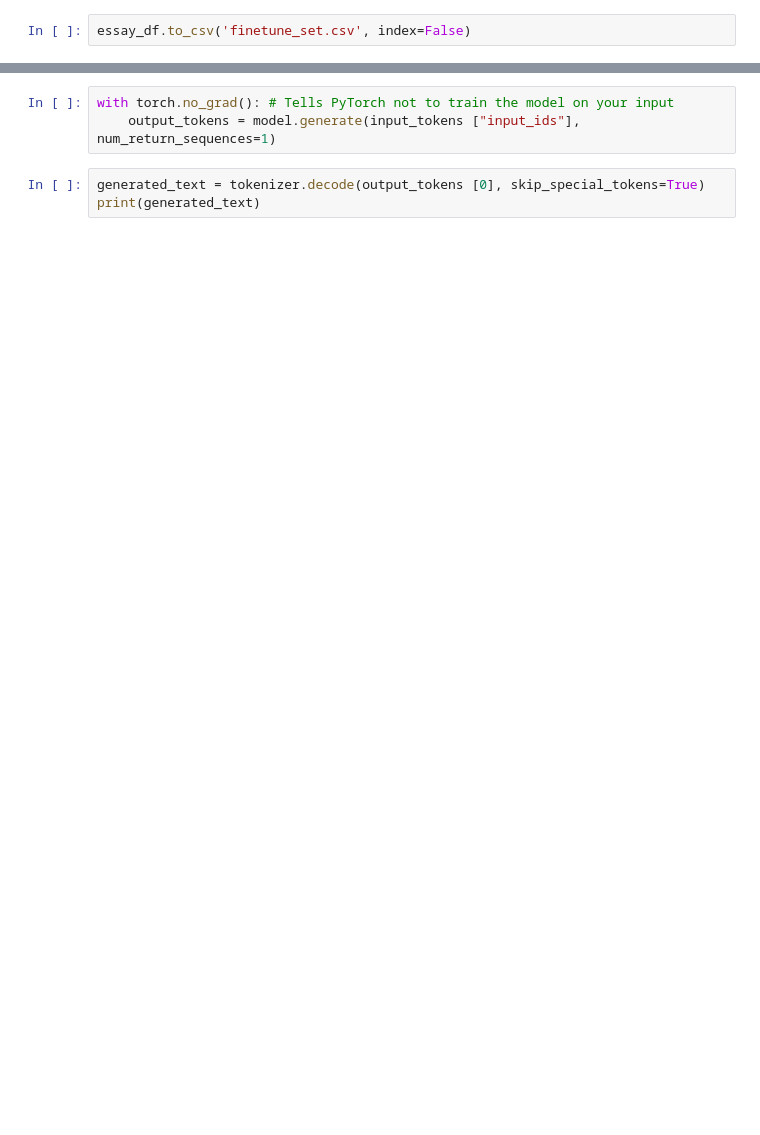
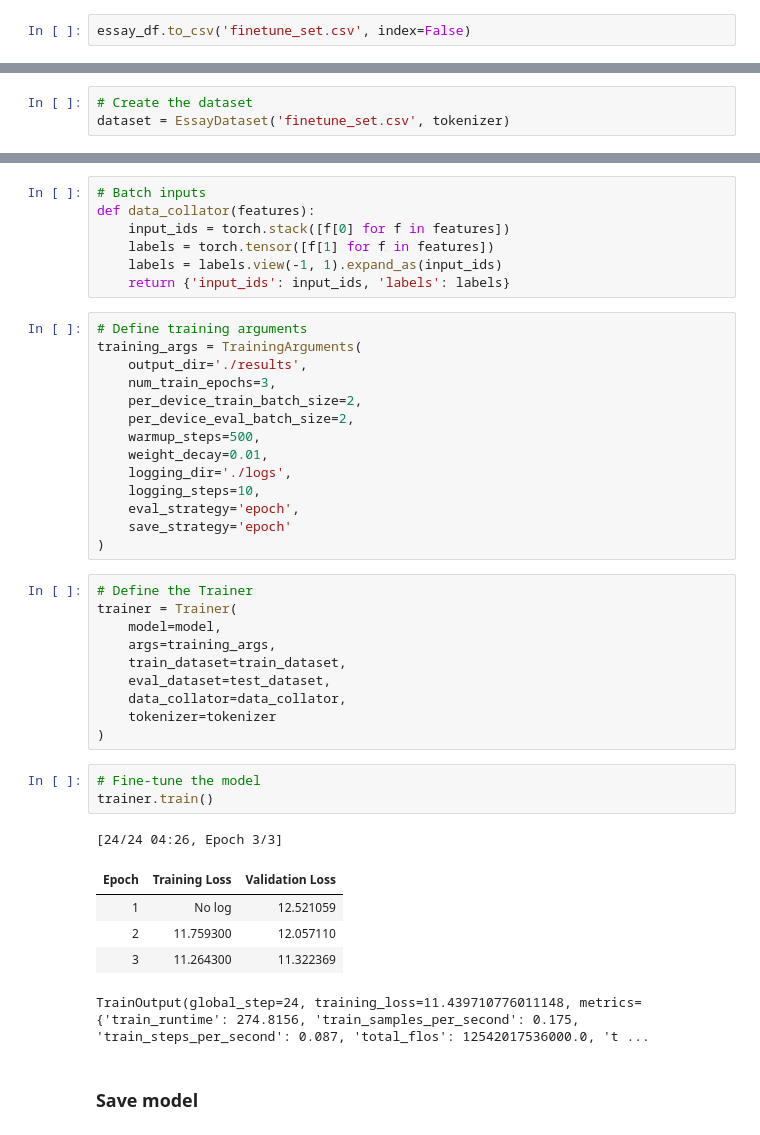
Before and after one commit to IrishMorales/local-llms, a Jupyter notebook: local-llm-finetuned.ipynb, the cells around one changed output, grey strips where cells are left out. Cells and saved outputs as stored; diff of their text form; blank space fills up the shorter version.

Commit message:
wip evaluate finetuned local llm

```diff
--- a/local-llm-finetuned.ipynb
+++ b/local-llm-finetuned.ipynb
@@ -167 +229,4 @@ essay_df.to_csv('finetune_set.csv', index=False)
+# %%
+# Create the dataset
+dataset = EssayDataset('finetune_set.csv', tokenizer)
 # %% [markdown]
@@ -190,6 +239,43 @@ input_tokens = tokenizer(input_text, return_tensors="pt").to(device)
-# %%
-with torch.no_grad(): # Tells PyTorch not to train the model on your input
-    output_tokens = model.generate(input_tokens ["input_ids"], num_return_sequences=1)
-# %%
-generated_text = tokenizer.decode(output_tokens [0], skip_special_tokens=True)
-print(generated_text)
+# %%
+# Batch inputs
+def data_collator(features):
+    input_ids = torch.stack([f[0] for f in features])
+    labels = torch.tensor([f[1] for f in features])
+    labels = labels.view(-1, 1).expand_as(input_ids)
+    return {'input_ids': input_ids, 'labels': labels}
+# %%
+# Define training arguments
+training_args = TrainingArguments(
+    output_dir='./results',
+    num_train_epochs=3,
+    per_device_train_batch_size=2,
+    per_device_eval_batch_size=2,
+    warmup_steps=500,
+    weight_decay=0.01,
+    logging_dir='./logs',
+    logging_steps=10,
+    eval_strategy='epoch',
+    save_strategy='epoch'
+)
+# %%
+# Define the Trainer
+trainer = Trainer(
+    model=model,
+    args=training_args,
+    train_dataset=train_dataset,
+    eval_dataset=test_dataset,
+    data_collator=data_collator,
+    tokenizer=tokenizer
+)
+# %%
+# Fine-tune the model
+trainer.train()
+# %% [output]
+[24/24 04:26, Epoch 3/3]
+| Epoch | Training Loss | Validation Loss |
+| 1 | No log | 12.521059 |
+| 2 | 11.759300 | 12.057110 |
+| 3 | 11.264300 | 11.322369 |
+TrainOutput(global_step=24, training_loss=11.439710776011148, metrics={'train_runtime': 274.8156, 'train_samples_per_second': 0.175, 'train_steps_per_second': 0.087, 'total_flos': 12542017536000.0, 't ...
+# %% [markdown]
+### Save model
```
Also changed, not shown: parts of 34 cells of this notebook, 3 other files.
